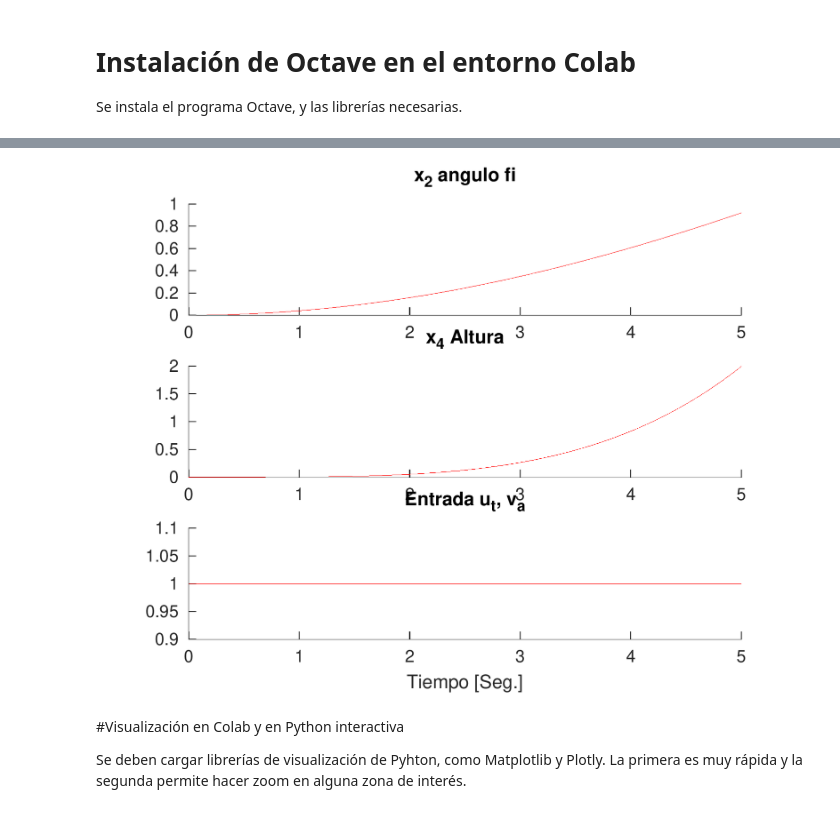
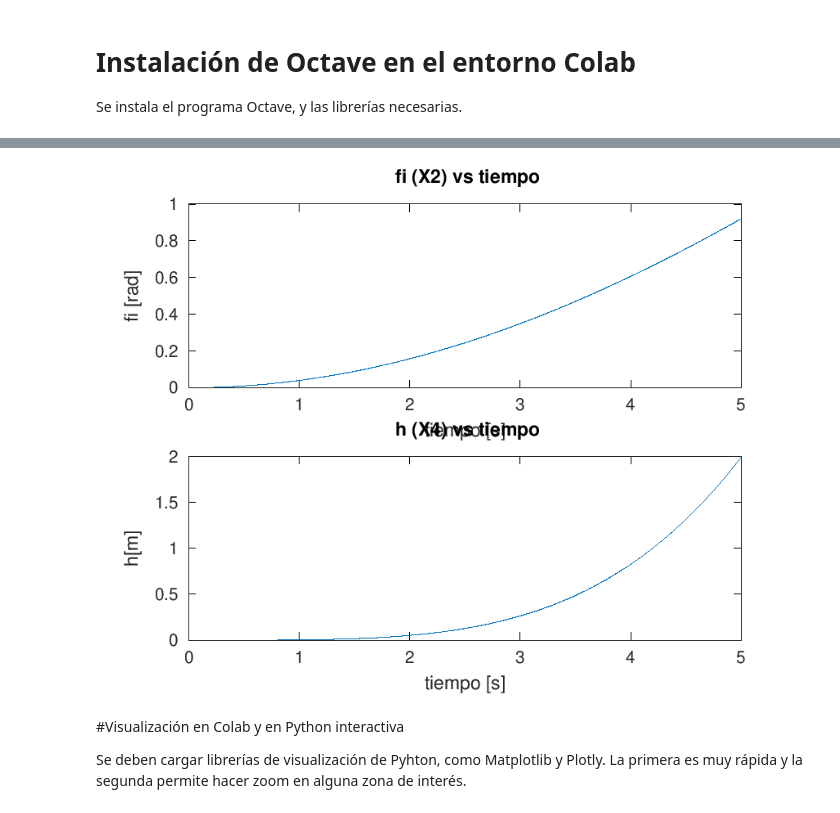
Before and after one commit to gerardcalabrese/HCSPD2024, a Jupyter notebook: Ejercicio_02_Simulacion_Avion_Octave_Colab.ipynb, the cells around one changed output, grey strips where cells are left out. Cells and saved outputs as stored; diff of their text form; code cells hidden in the pictures.

Commit message:
Creado con Colab, segundo ejercicio del curso.

```diff
--- a/Ejercicio_02_Simulacion_Avion_Octave_Colab.ipynb
+++ b/Ejercicio_02_Simulacion_Avion_Octave_Colab.ipynb
@@ -126,9 +168,8 @@ Writing modavion.m
-# %%
-from PIL import Image
-imt = Image.open("/content/VarsAvion_temporal.png")
-imt
-# %% [output]
-[figure, removed]
+# %%
+from IPython import display
+display.Image('Ejercicio2.png')
+# %% [output]
+[figure, added]
 # %% [markdown]
 #Visualización en Colab y en Python interactiva
 
```
Also changed, not shown: parts of 11 cells of this notebook.
